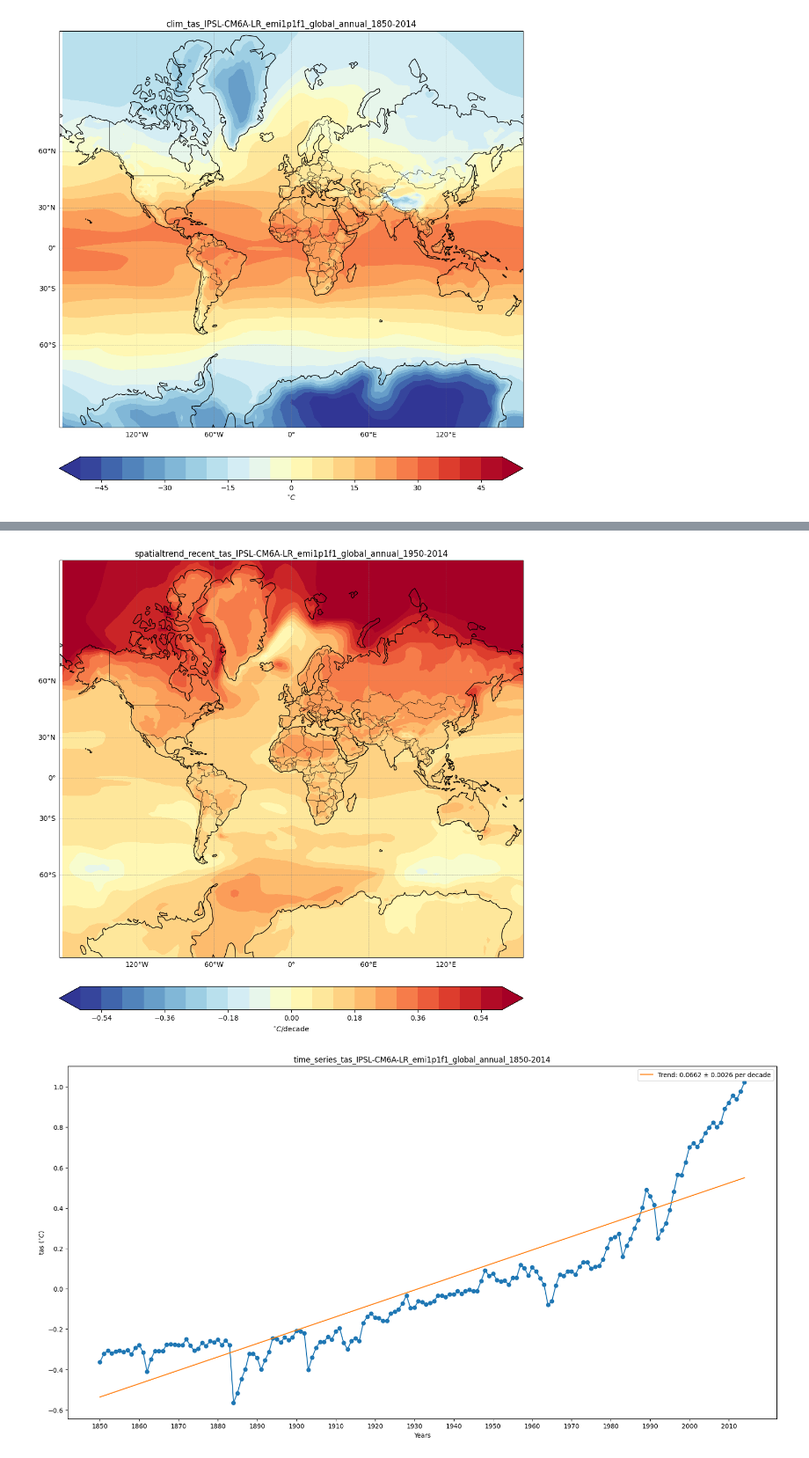
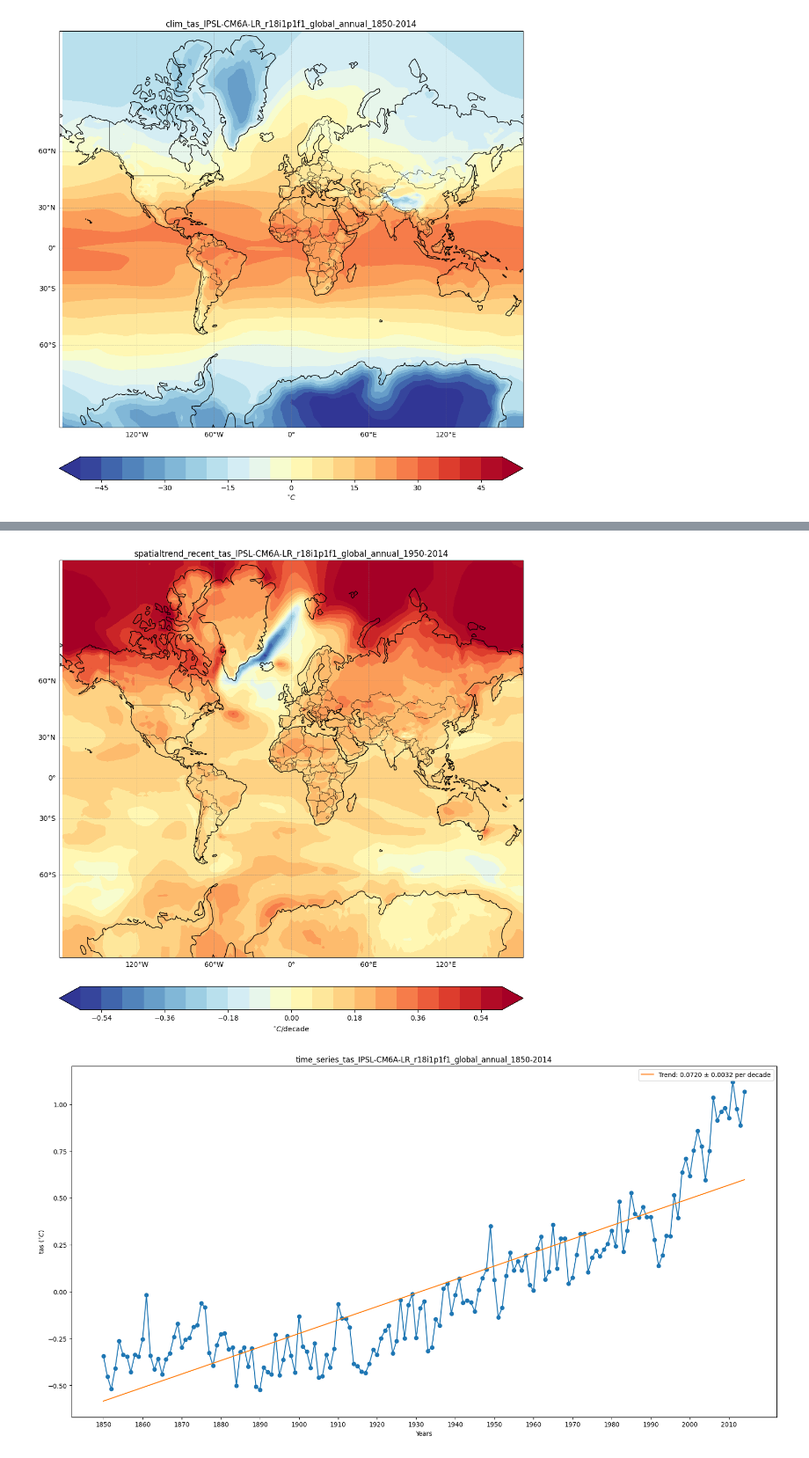
Before and after one commit to Mapaor/CLIMAST2, a Jupyter notebook: scripts/spatial_calculation_onemember_numpy.ipynb, the cells around one changed output, grey strips where cells are left out. Shown at 88% size. Cells and saved outputs as stored; diff of their text form; code cells hidden in the pictures.

```diff
--- a/scripts/spatial_calculation_onemember_numpy.ipynb
+++ b/scripts/spatial_calculation_onemember_numpy.ipynb
@@ -51,7 +51,7 @@ outputDir='../output_plots/'
 ###
 # ENSABLE MEAN?
 ###
-ensembleMean=True
+ensembleMean=False
 # Si disposes d'un fitxer a l'estil 'pr_Amon_IPSL-CM6A-LR_historical_emi1p1f1_gr_185001-201412.nc'
 if ensembleMean: outputDir += 'ensemble_mean/'
 # %%
@@ -431,7 +431,7 @@ plt.tight_layout()
 if savePlot: plt.savefig(outputDir + plotname_recent + '.png', format='png', bbox_inches='tight')
 plt.show()
 # %% [output]
-[figure, old version]
+[figure, new version]
 # %%
 ####Spatial average
 
@@ -453,35 +453,34 @@ stderr=par[4]
 ###
 
 fig=plt.figure(figsize=(20,10))
 ax = fig.add_subplot(1, 1, 1)
 xdplot=xd+1
 my_ticks=np.arange(iyr,fyr+1,1)
 frequency=10
 #plt.ylim(0,100)
 
 
 # Adjust y-axis label based on the variable
 if variable == 'tas':
     ylabel = '%s (%s)' % (variable, '$^{\circ}C$')
 elif variable == 'pr':
     ylabel = '%s (%s)' % (variable, 'mm/day')
 plt.ylabel(ylabel)
 plt.xlabel('Years')
 plt.legend()
 
 plt.xticks(xdplot[::frequency],my_ticks[::frequency])
 plt.plot(xdplot,ts_anoms,linestyle='-',marker='o')
 plt.plot(xdplot, trend * xdplot + intercept, label='Trend: %1.4f ± %1.4f per decade' % (10 * trend, 10 * stderr))
 plt.legend()
 
-if savePlot: plt.savefig(outputDir + plotname + '.png', format='png', bbox_inches='tight')
 domain = 'global'  # Evolució temporal de les anomalies - Global (dp fem EuroMed)
 plotname='time_series_%s_%s_%s_%s_%s_%i-%i' %(variable,model,member,domain,season,iyr,fyr)
 plt.title(plotname,fontsize=12)
 if savePlot: plt.savefig(outputDir + plotname + '.png', format='png', bbox_inches='tight')
 plt.show()
 # %% [output]
-[figure, old version]
+[figure, new version]
 # %%
 ###
 ##Selecting a different domain
```
Also changed, not shown: parts of 4 cells of this notebook.
